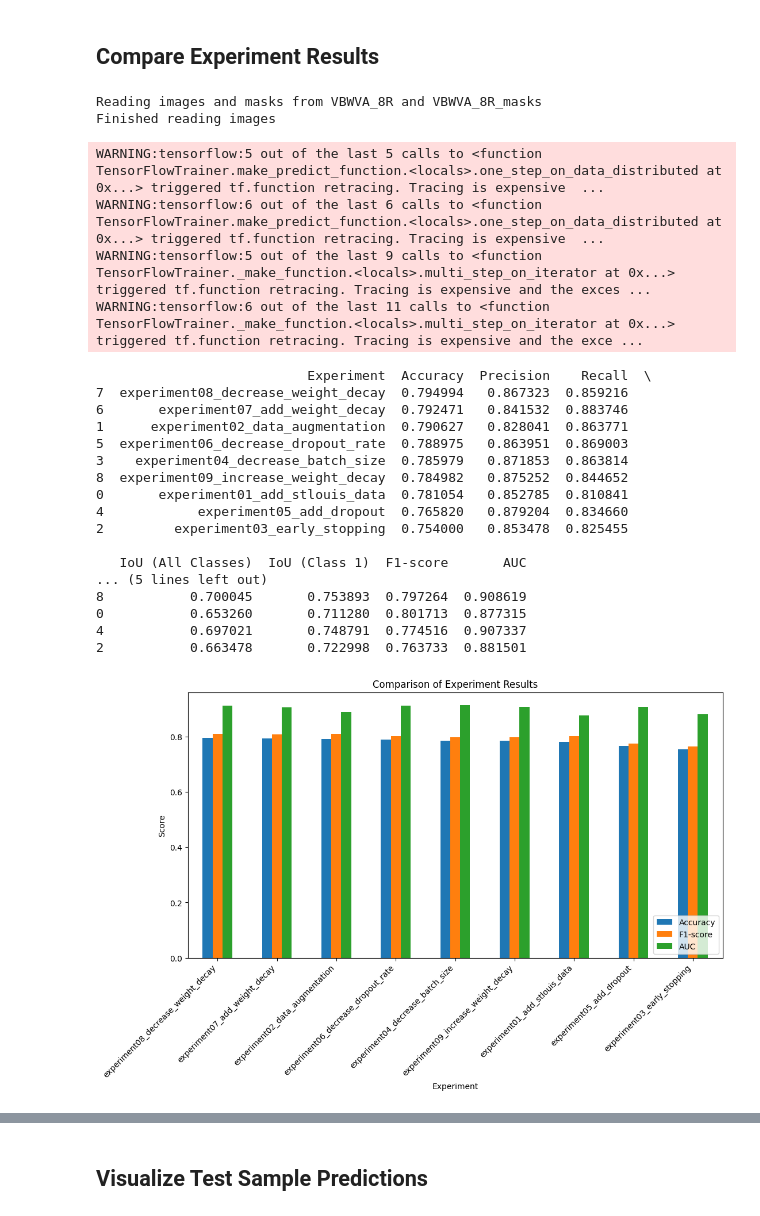
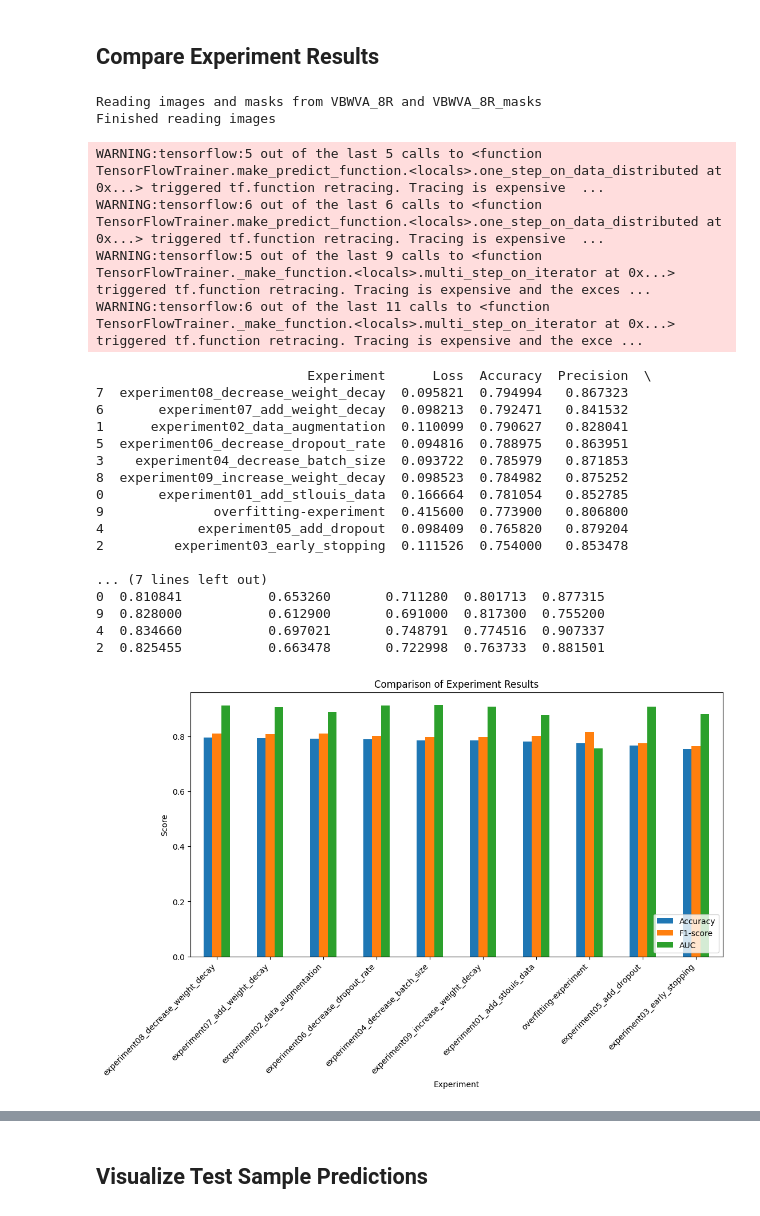
Before and after one commit to chengzwk/omdena-frankfurt-ugs-unet, a Jupyter notebook: regularize_experiment_results_summary.ipynb, the cells around one changed output, grey strips where cells are left out. Saved outputs shown, nothing was run; the diff lists cells and outputs as text; code cells hidden in the pictures.

Commit message:
Add loss and ovefit experiment result to the comparison

```diff
--- a/regularize_experiment_results_summary.ipynb
+++ b/regularize_experiment_results_summary.ipynb
@@ -392,7 +393,7 @@ for experiment in experiment_dirs:
 
     # Evaluate model on test set
     results = model.evaluate(X_test, y_test, verbose=0)
-    accuracy, precision, recall, iou_all, iou_class1 = results[1:]
+    loss, accuracy, precision, recall, iou_all, iou_class1 = results
 
     # Compute additional metrics (F1-score & AUC)
     y_pred = model.predict(X_test, verbose=0)
@@ -404,52 +405,66 @@ for experiment in experiment_dirs:
     # Store results
     experiment_results.append({
         "Experiment": experiment,
+        "Loss": loss,
         "Accuracy": accuracy,
         "Precision": precision,
         "Recall": recall,
         "IoU (All Classes)": iou_all,
         "IoU (Class 1)": iou_class1,
         "F1-score": f1,
         "AUC": auc
     })
+
+# Add overfitting experiment result
+experiment_results.append({
+    "Experiment": "overfitting-experiment",
+    "Loss": 0.4156,
+    "Accuracy": 0.7739,
+    "Precision": 0.8068,
+    "Recall": 0.8280,
+    "IoU (All Classes)": 0.6129,
+    "IoU (Class 1)": 0.6910,
+    "F1-score": 0.8173,
+    "AUC": 0.7552
+})
 
 # Convert results to a DataFrame
 df_results = pd.DataFrame(experiment_results)
 df_results = df_results.sort_values(by="Accuracy", ascending=False)  # Sort by accuracy
 
 # Display results
 print(df_results)
 
 # Plot results
 df_results.set_index("Experiment")[["Accuracy", "F1-score", "AUC"]].plot(kind="bar", figsize=(12, 6))
 plt.title("Comparison of Experiment Results")
 plt.ylabel("Score")
 plt.xticks(rotation=45, ha="right")
 plt.legend(loc="lower right")
 plt.show()
 # %% [output]
 Reading images and masks from VBWVA_8R and VBWVA_8R_masks
 Finished reading images
 WARNING:tensorflow:5 out of the last 5 calls to <function TensorFlowTrainer.make_predict_function.<locals>.one_step_on_data_distributed at 0x...> triggered tf.function retracing. Tracing is expensive  ...
 WARNING:tensorflow:6 out of the last 6 calls to <function TensorFlowTrainer.make_predict_function.<locals>.one_step_on_data_distributed at 0x...> triggered tf.function retracing. Tracing is expensive  ...
 WARNING:tensorflow:5 out of the last 9 calls to <function TensorFlowTrainer._make_function.<locals>.multi_step_on_iterator at 0x...> triggered tf.function retracing. Tracing is expensive and the exces ...
 WARNING:tensorflow:6 out of the last 11 calls to <function TensorFlowTrainer._make_function.<locals>.multi_step_on_iterator at 0x...> triggered tf.function retracing. Tracing is expensive and the exce ...
-                           Experiment  Accuracy  Precision    Recall  \
-7  experiment08_decrease_weight_decay  0.794994   0.867323  0.859216
-6       experiment07_add_weight_decay  0.792471   0.841532  0.883746
-1      experiment02_data_augmentation  0.790627   0.828041  0.863771
-5  experiment06_decrease_dropout_rate  0.788975   0.863951  0.869003
-3    experiment04_decrease_batch_size  0.785979   0.871853  0.863814
-8  experiment09_increase_weight_decay  0.784982   0.875252  0.844652
-0       experiment01_add_stlouis_data  0.781054   0.852785  0.810841
-4            experiment05_add_dropout  0.765820   0.879204  0.834660
-2         experiment03_early_stopping  0.754000   0.853478  0.825455
+                           Experiment      Loss  Accuracy  Precision  \
+7  experiment08_decrease_weight_decay  0.095821  0.794994   0.867323
+6       experiment07_add_weight_decay  0.098213  0.792471   0.841532
+1      experiment02_data_augmentation  0.110099  0.790627   0.828041
+5  experiment06_decrease_dropout_rate  0.094816  0.788975   0.863951
+3    experiment04_decrease_batch_size  0.093722  0.785979   0.871853
+8  experiment09_increase_weight_decay  0.098523  0.784982   0.875252
+0       experiment01_add_stlouis_data  0.166664  0.781054   0.852785
+9              overfitting-experiment  0.415600  0.773900   0.806800
+4            experiment05_add_dropout  0.098409  0.765820   0.879204
+2         experiment03_early_stopping  0.111526  0.754000   0.853478
 
-   IoU (All Classes)  IoU (Class 1)  F1-score       AUC
-... (5 lines left out)
-8           0.700045       0.753893  0.797264  0.908619
-0           0.653260       0.711280  0.801713  0.877315
-4           0.697021       0.748791  0.774516  0.907337
-2           0.663478       0.722998  0.763733  0.881501
+... (7 lines left out)
+0  0.810841           0.653260       0.711280  0.801713  0.877315
+9  0.828000           0.612900       0.691000  0.817300  0.755200
+4  0.834660           0.697021       0.748791  0.774516  0.907337
+2  0.825455           0.663478       0.722998  0.763733  0.881501
-[figure, old version]
+[figure, new version]
 # %%
```
Also changed, not shown: parts of 3 cells of this notebook.
